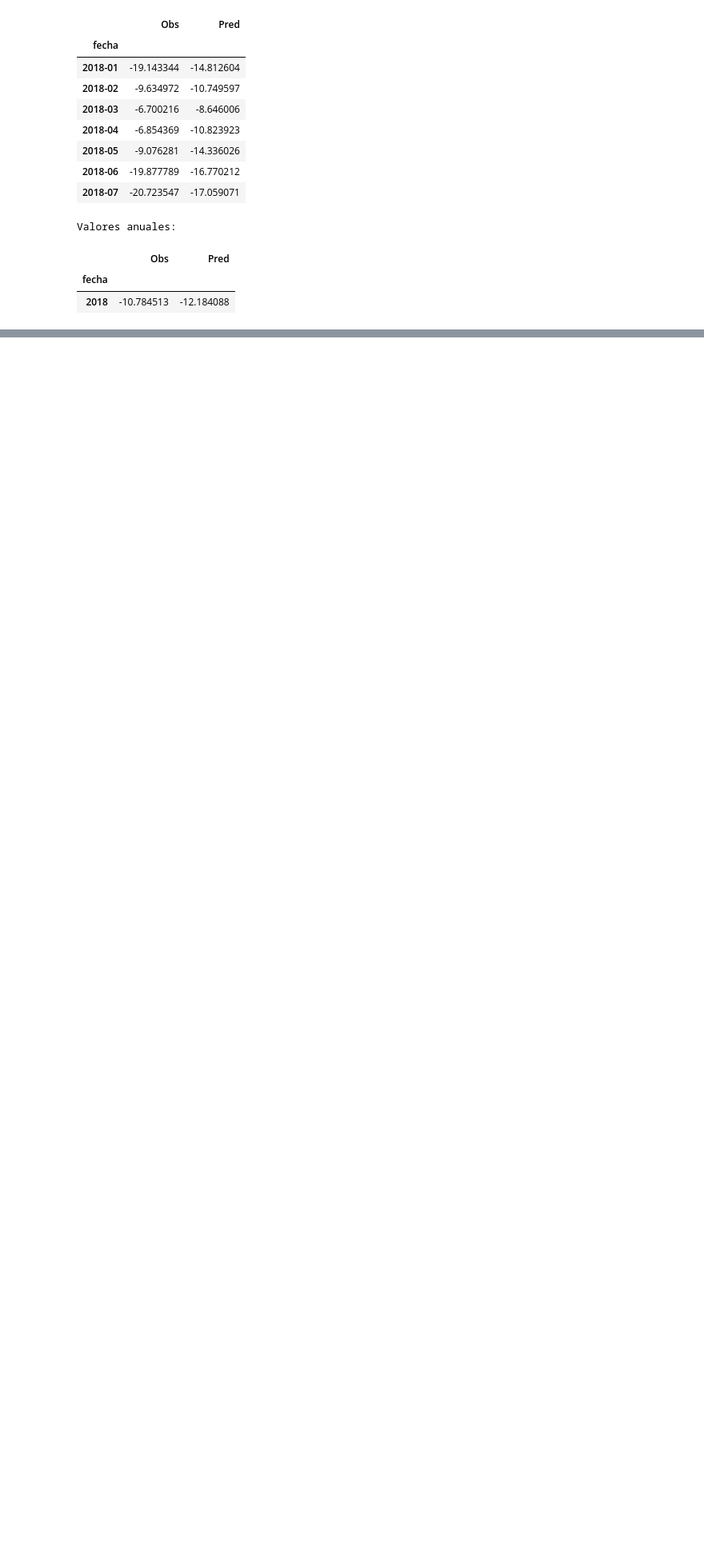
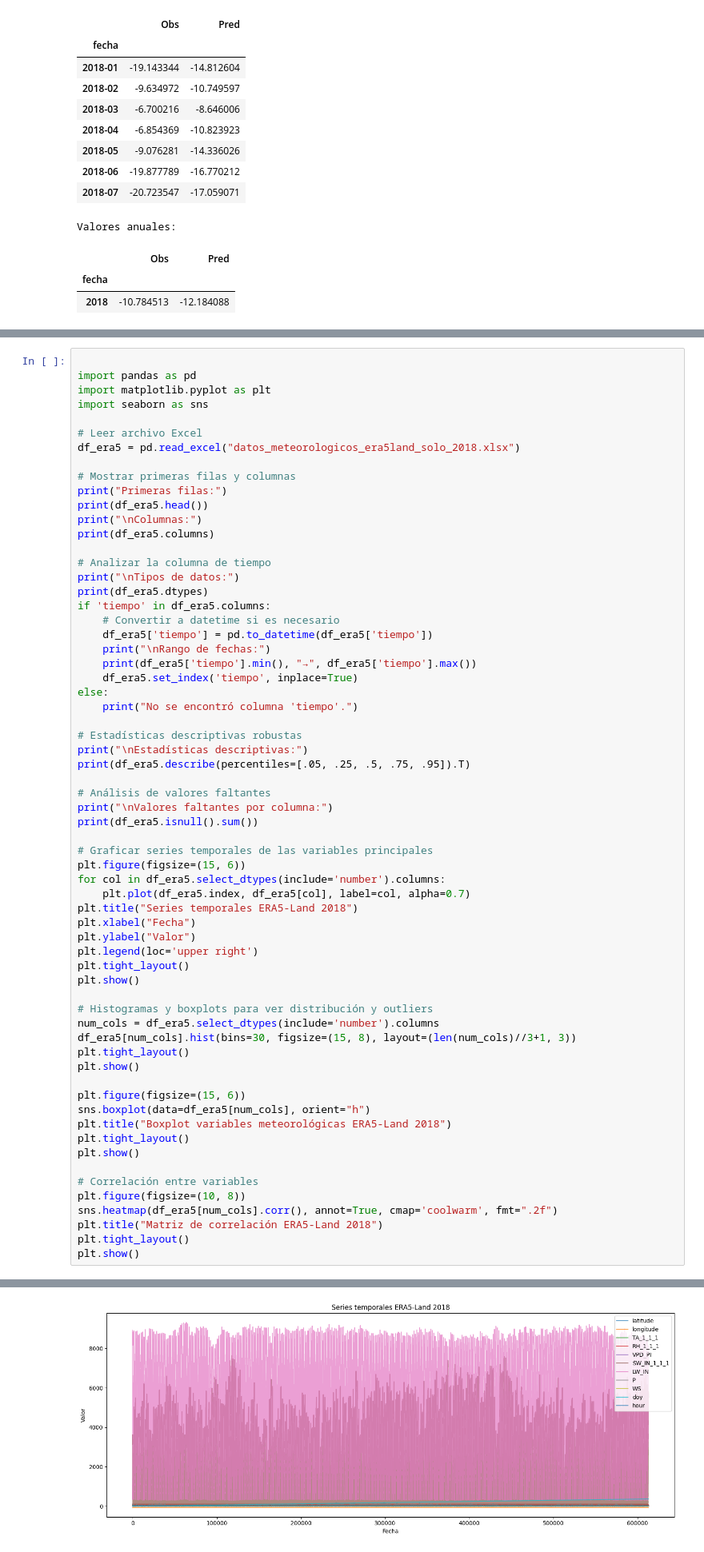
Before and after one commit to josedavidmdj/hackatonfnc, a Jupyter notebook: Modelo_version_#3.ipynb, the cells around one changed output, grey strips where cells are left out. Shown at 80% size. Drawn from its saved outputs; the diff is of its cells as text; blank space fills up the shorter version.

Commit message:
se actualiza hasta los datos meteorologicos para entrenar el modelo

```diff
--- a/Modelo_version_#3.ipynb
+++ b/Modelo_version_#3.ipynb
@@ -2001,0 +1335,65 @@ print(df_indices)
+# %%
+
+import pandas as pd
+import matplotlib.pyplot as plt
+import seaborn as sns
+
+# Leer archivo Excel
+df_era5 = pd.read_excel("datos_meteorologicos_era5land_solo_2018.xlsx")
+
+# Mostrar primeras filas y columnas
+print("Primeras filas:")
+print(df_era5.head())
+print("\nColumnas:")
+print(df_era5.columns)
+
+# Analizar la columna de tiempo
+print("\nTipos de datos:")
+print(df_era5.dtypes)
+if 'tiempo' in df_era5.columns:
+    # Convertir a datetime si es necesario
+    df_era5['tiempo'] = pd.to_datetime(df_era5['tiempo'])
+    print("\nRango de fechas:")
+    print(df_era5['tiempo'].min(), "→", df_era5['tiempo'].max())
+    df_era5.set_index('tiempo', inplace=True)
+else:
+    print("No se encontró columna 'tiempo'.")
+
+# Estadísticas descriptivas robustas
+print("\nEstadísticas descriptivas:")
+print(df_era5.describe(percentiles=[.05, .25, .5, .75, .95]).T)
+
+# Análisis de valores faltantes
+print("\nValores faltantes por columna:")
+print(df_era5.isnull().sum())
+
+# Graficar series temporales de las variables principales
+plt.figure(figsize=(15, 6))
+for col in df_era5.select_dtypes(include='number').columns:
+    plt.plot(df_era5.index, df_era5[col], label=col, alpha=0.7)
+plt.title("Series temporales ERA5-Land 2018")
+plt.xlabel("Fecha")
+plt.ylabel("Valor")
+plt.legend(loc='upper right')
+plt.tight_layout()
+plt.show()
+
+# Histogramas y boxplots para ver distribución y outliers
+num_cols = df_era5.select_dtypes(include='number').columns
+df_era5[num_cols].hist(bins=30, figsize=(15, 8), layout=(len(num_cols)//3+1, 3))
+plt.tight_layout()
+plt.show()
+
+plt.figure(figsize=(15, 6))
+sns.boxplot(data=df_era5[num_cols], orient="h")
+plt.title("Boxplot variables meteorológicas ERA5-Land 2018")
+plt.tight_layout()
+plt.show()
+
+# Correlación entre variables
+plt.figure(figsize=(10, 8))
+sns.heatmap(df_era5[num_cols].corr(), annot=True, cmap='coolwarm', fmt=".2f")
+plt.title("Matriz de correlación ERA5-Land 2018")
+plt.tight_layout()
+plt.show()
+# %% [output]
@@ -2001,0 +1417 @@ print(df_indices)
+[figure, added]
```
Also changed, not shown: parts of 11 cells of this notebook, 1 other file.
